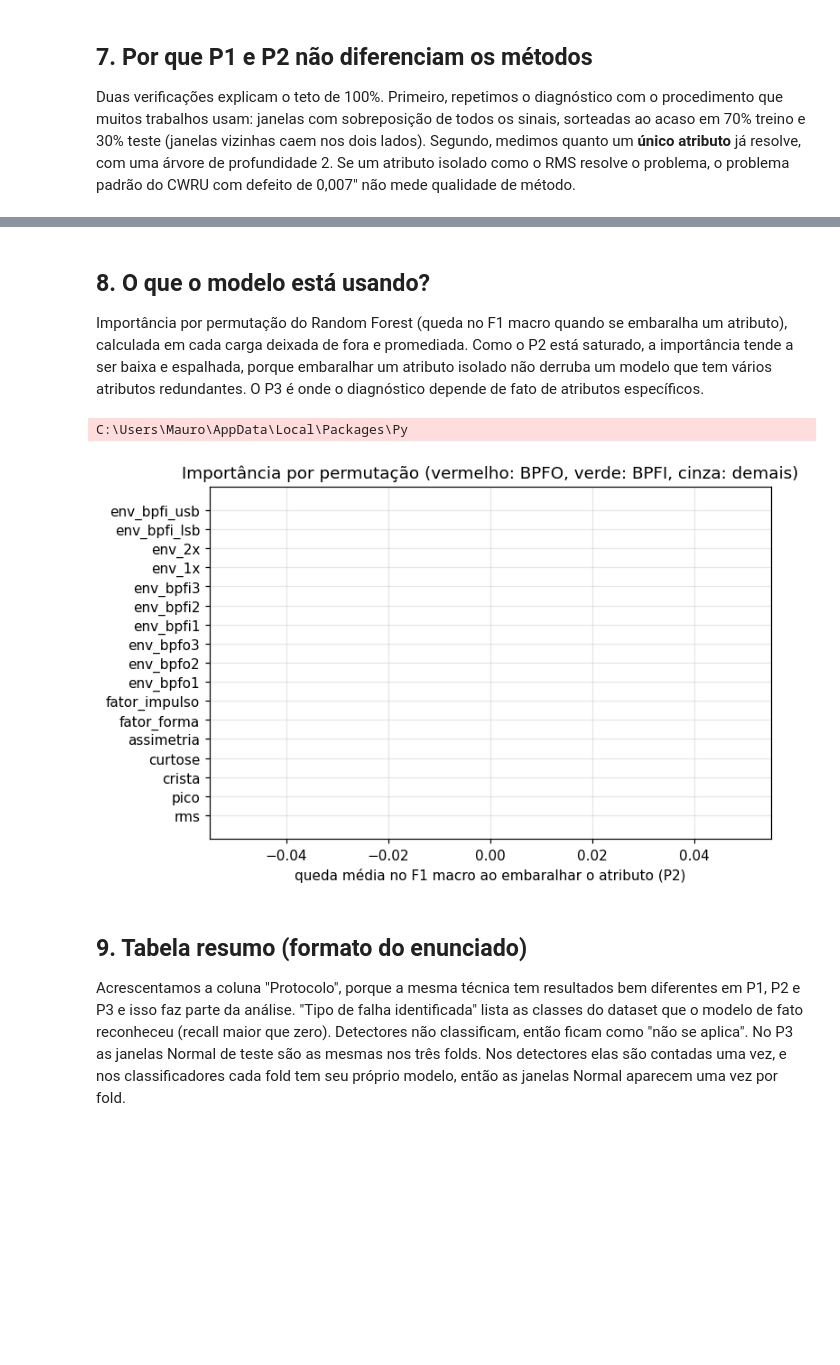
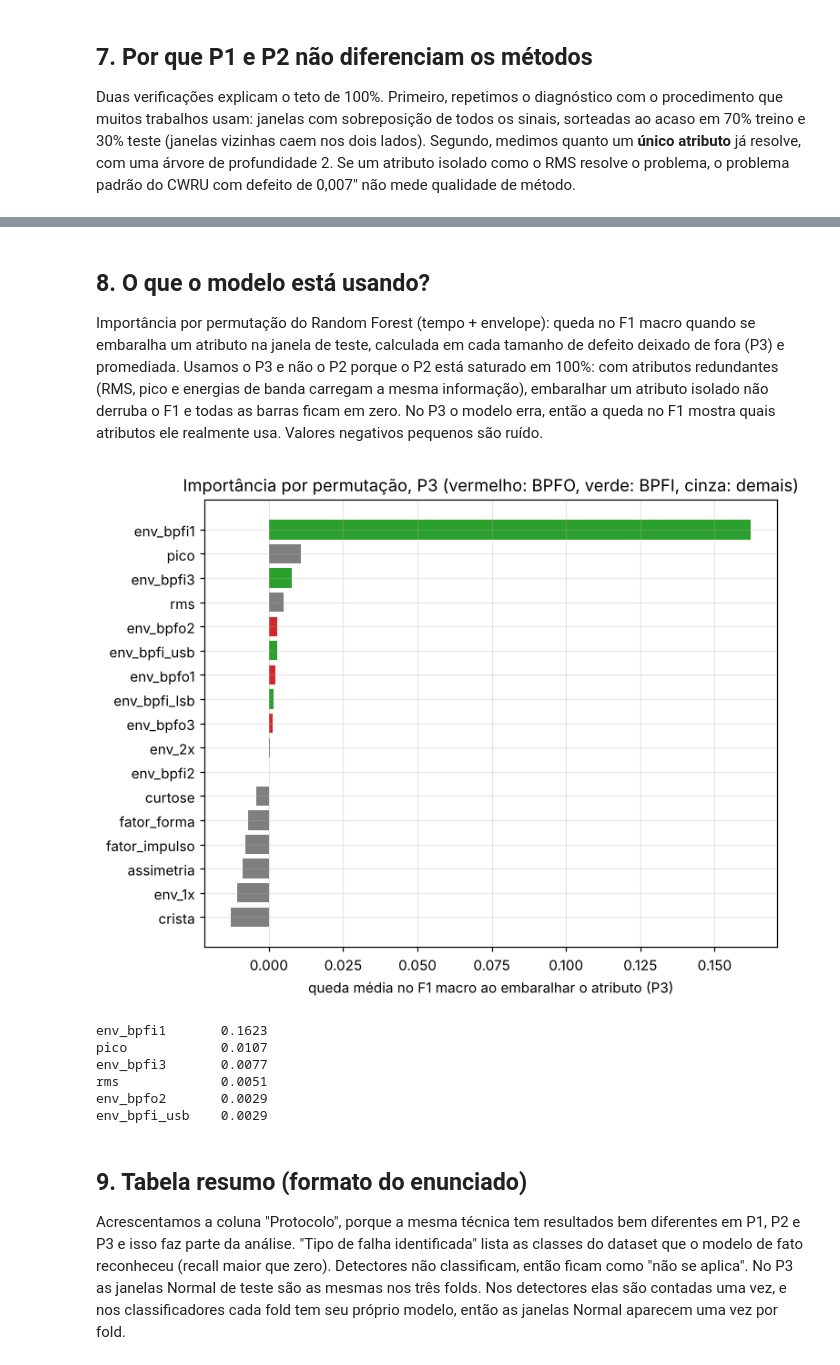
Before and after one commit to IMT-CD-PAPA/IMT_CD_PROJETO_2, a Jupyter notebook: notebooks/CWRU_deteccao_diagnostico.ipynb, the cells around one changed output, grey strips where cells are left out. Drawn from its saved outputs; the diff is of its cells as text; code cells hidden in the pictures; blank space fills up the shorter version.

```diff
--- a/notebooks/CWRU_deteccao_diagnostico.ipynb
+++ b/notebooks/CWRU_deteccao_diagnostico.ipynb
@@ -924,22 +924,29 @@ display(stump_df)
 # %% [markdown]
 ## 8. O que o modelo está usando?
 
-Importância por permutação do Random Forest (queda no F1 macro quando se embaralha um atributo), calculada em cada carga deixada de fora e promediada.
-Como o P2 está saturado, a importância tende a ser baixa e espalhada, porque embaralhar um atributo isolado não derruba um modelo que tem vários atributos redundantes. O P3 é onde o diagnóstico depende de fato de atributos específicos.
+Importância por permutação do Random Forest (tempo + envelope): queda no F1 macro quando se embaralha um atributo na janela de teste, calculada em cada tamanho de defeito deixado de fora (P3) e promediada.
+Usamos o P3 e não o P2 porque o P2 está saturado em 100%: com atributos redundantes (RMS, pico e energias de banda carregam a mesma informação), embaralhar um atributo isolado não derruba o F1 e todas as barras ficam em zero.
+No P3 o modelo erra, então a queda no F1 mostra quais atributos ele realmente usa. Valores negativos pequenos são ruído.
 # %%
 imp = []
-for f in FOLDS['P2']:
+for f in FOLDS['P3']:
     r = permutation_importance(f['rf_main'], f['Fte'][MAIN_COLS].values, f['yte'], n_repeats=10, scoring='f1_macro', random_state=SEED, n_jobs=1)
     imp.append(r.importances_mean)
 imp = pd.Series(np.mean(imp, axis=0), index=MAIN_COLS).sort_values()
-fig, ax = plt.subplots(figsize=(7, 4.5))
+fig, ax = plt.subplots(figsize=(7, 5.5))
 ax.barh(imp.index, imp.values, color=['tab:red' if 'bpfo' in n else 'tab:green' if 'bpfi' in n else 'tab:gray' for n in imp.index])
-ax.set_xlabel('queda média no F1 macro ao embaralhar o atributo (P2)')
-ax.set_title('Importância por permutação (vermelho: BPFO, verde: BPFI, cinza: demais)')
+ax.set_xlabel('queda média no F1 macro ao embaralhar o atributo (P3)')
+ax.set_title('Importância por permutação, P3 (vermelho: BPFO, verde: BPFI, cinza: demais)')
 fig.tight_layout(); fig.savefig(FIG / '08_importancia.png', bbox_inches='tight'); plt.show()
+print(imp.sort_values(ascending=False).head(6).round(4).to_string())
 # %% [output]
+[figure, new version]
-C:\Users\Mauro\AppData\Local\Packages\Py
+env_bpfi1       0.1623
+pico            0.0107
+env_bpfi3       0.0077
+rms             0.0051
+env_bpfo2       0.0029
+env_bpfi_usb    0.0029
-[figure, old version]
 # %% [markdown]
 ## 9. Tabela resumo (formato do enunciado)
 
```
Also changed, not shown: parts of 15 cells of this notebook.
